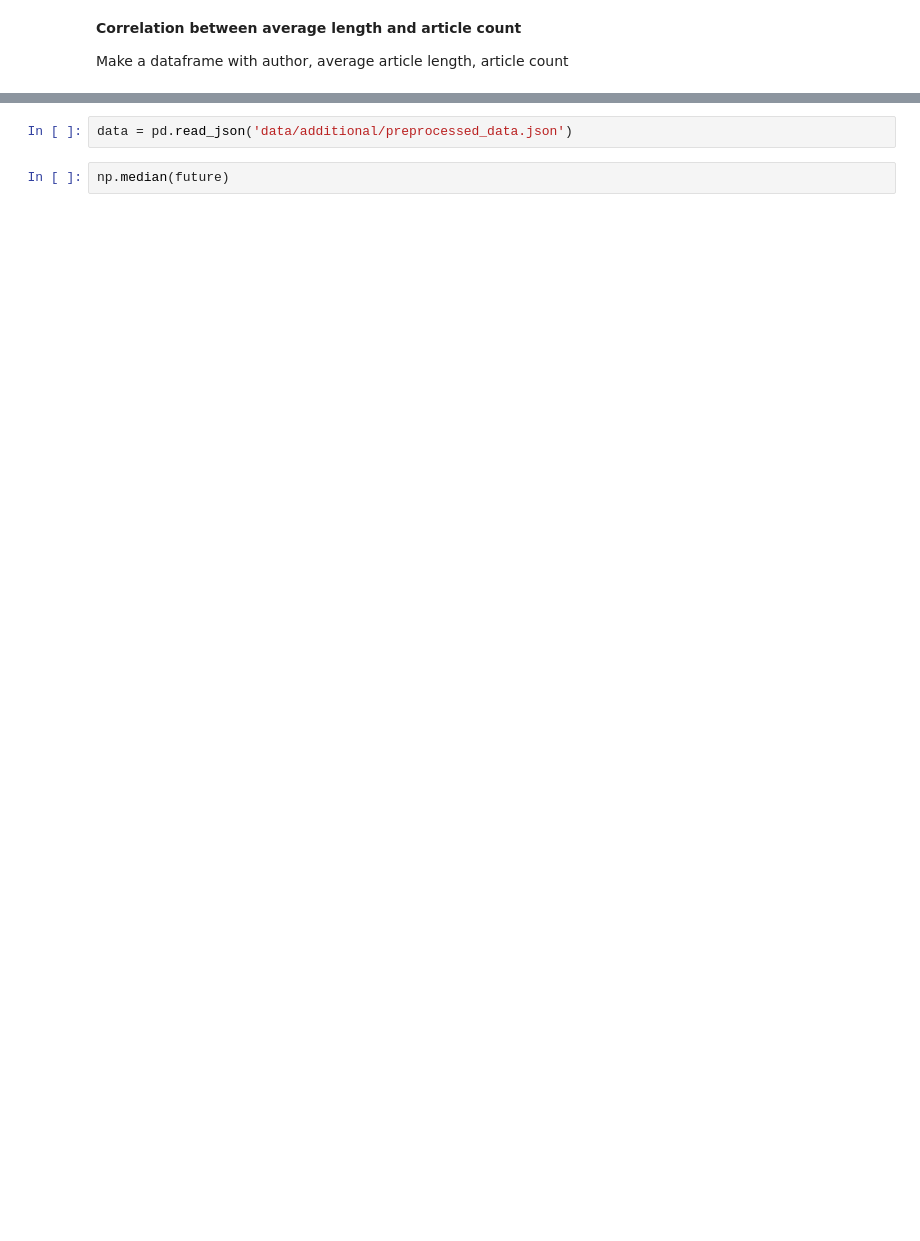
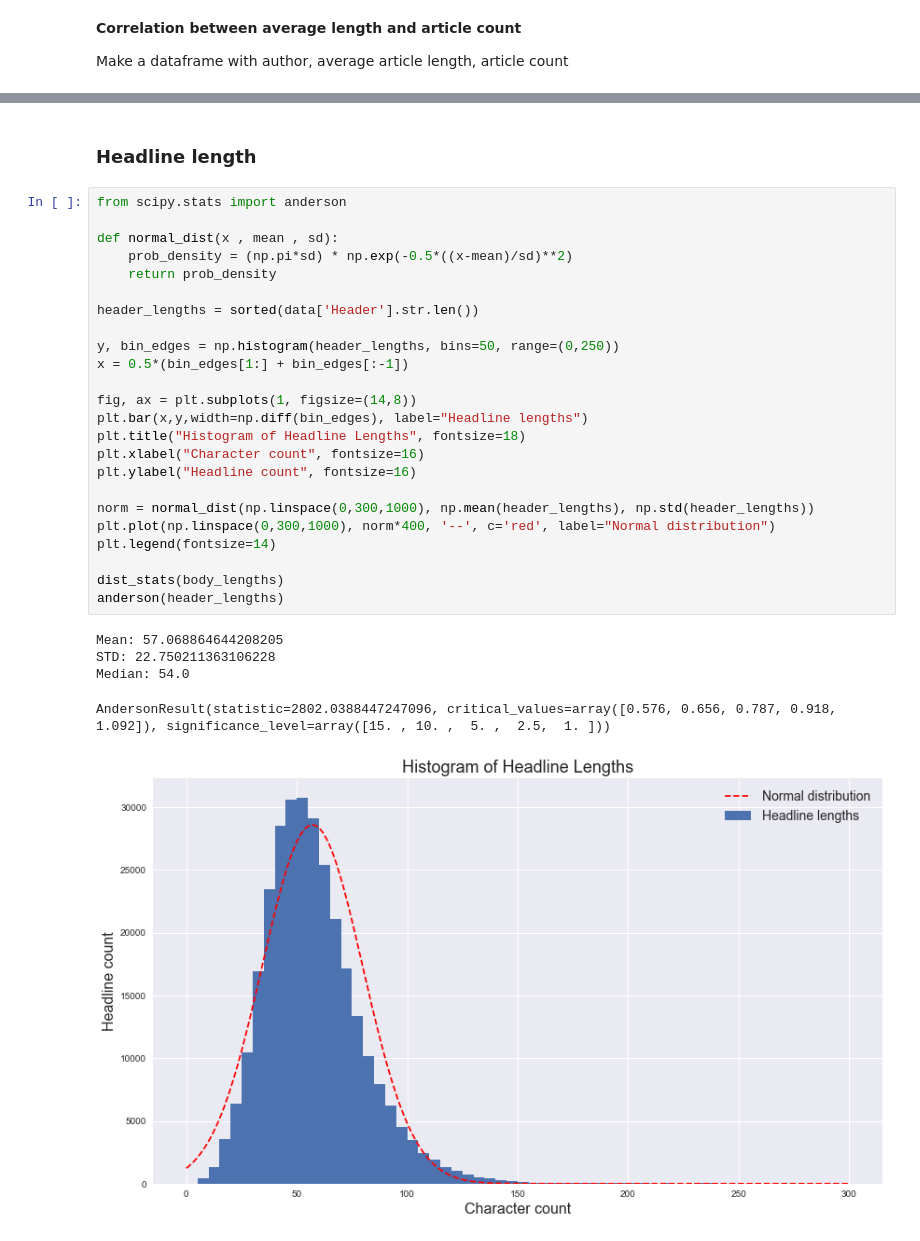
Before and after one commit to kroglkt/articlencoding, a Jupyter notebook: Data Formatting.ipynb, the cells around one changed output, grey strips where cells are left out. Drawn from its saved outputs; the diff is of its cells as text; blank space fills up the shorter version.

```diff
--- a/Data Formatting.ipynb
+++ b/Data Formatting.ipynb
@@ -646,4 +725,32 @@ plt.ylabel("Density", fontsize=16)
-# %%
-data = pd.read_json('data/additional/preprocessed_data.json')
-# %%
-np.median(future)
+# %% [markdown]
+### Headline length
+# %%
+from scipy.stats import anderson
+
+def normal_dist(x , mean , sd):
+    prob_density = (np.pi*sd) * np.exp(-0.5*((x-mean)/sd)**2)
+    return prob_density
+
+header_lengths = sorted(data['Header'].str.len())
+
+y, bin_edges = np.histogram(header_lengths, bins=50, range=(0,250))
+x = 0.5*(bin_edges[1:] + bin_edges[:-1])
+
+fig, ax = plt.subplots(1, figsize=(14,8))
+plt.bar(x,y,width=np.diff(bin_edges), label="Headline lengths")
+plt.title("Histogram of Headline Lengths", fontsize=18)
+plt.xlabel("Character count", fontsize=16)
+plt.ylabel("Headline count", fontsize=16)
+
+norm = normal_dist(np.linspace(0,300,1000), np.mean(header_lengths), np.std(header_lengths))
+plt.plot(np.linspace(0,300,1000), norm*400, '--', c='red', label="Normal distribution")
+plt.legend(fontsize=14)
+
+dist_stats(body_lengths)
+anderson(header_lengths)
+# %% [output]
+Mean: 57.068864644208205
+STD: 22.750211363106228
+Median: 54.0
+AndersonResult(statistic=2802.0388447247096, critical_values=array([0.576, 0.656, 0.787, 0.918, 1.092]), significance_level=array([15. , 10. ,  5. ,  2.5,  1. ]))
+[figure, added]
```
Also changed, not shown: parts of 21 cells of this notebook, 2 other files.
